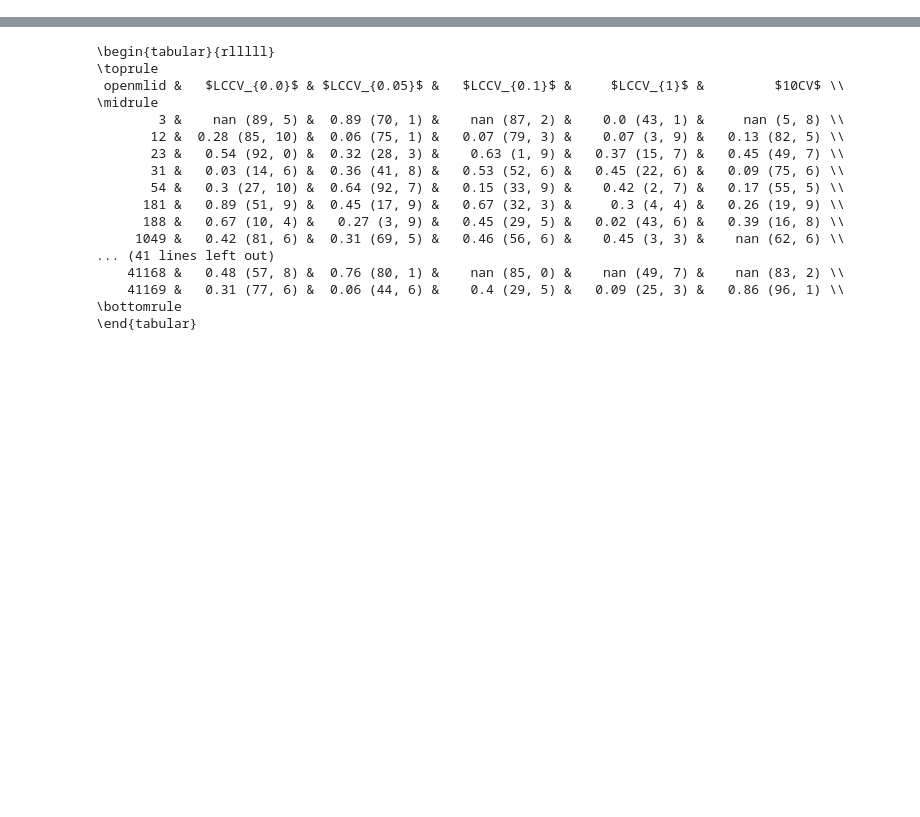
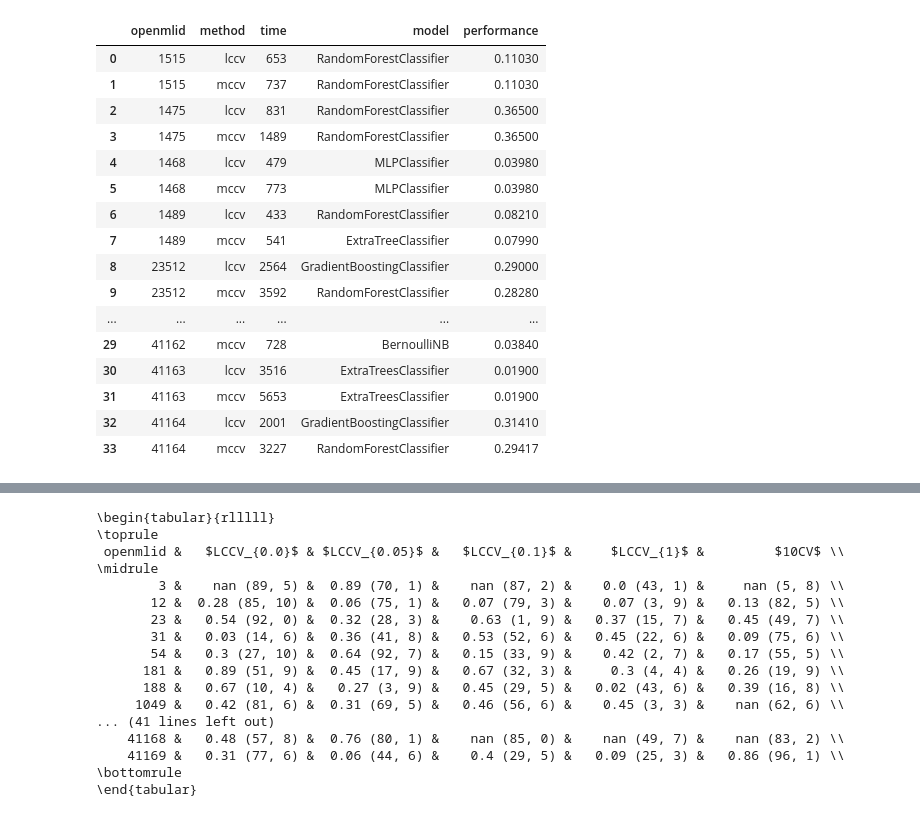
Before and after one commit to fmohr/lccv, a Jupyter notebook: lccv/evaluation-randomsearch.ipynb, the cells around one changed output, grey strips where cells are left out. Cells and saved outputs as stored; diff of their text form; code cells hidden in the pictures; blank space fills up the shorter version.

```diff
--- a/lccv/evaluation-randomsearch.ipynb
+++ b/lccv/evaluation-randomsearch.ipynb
@@ -8,3 +8,24 @@ datasets_dense = [1485, 1515, 1475, 1468, 1489, 23512, 23517, 40981, 40982, 4098
 #1457
 datasets_sparse = [1590, 1486, 4534, 4541, 4538, 4134, 4135, 40978, 40996, 41027, 40670, 42732, 42733, 42734, 41147]
 datasets = datasets_dense
+# %%
+dfResults = pd.read_csv("results_random.csv")
+dfResults
+# %% [output]
+|  | openmlid | method | time | model | performance |
+| 0 | 1515 | lccv | 653 | RandomForestClassifier | 0.11030 |
+| 1 | 1515 | mccv | 737 | RandomForestClassifier | 0.11030 |
+| 2 | 1475 | lccv | 831 | RandomForestClassifier | 0.36500 |
+| 3 | 1475 | mccv | 1489 | RandomForestClassifier | 0.36500 |
+| 4 | 1468 | lccv | 479 | MLPClassifier | 0.03980 |
+| 5 | 1468 | mccv | 773 | MLPClassifier | 0.03980 |
+| 6 | 1489 | lccv | 433 | RandomForestClassifier | 0.08210 |
+| 7 | 1489 | mccv | 541 | ExtraTreeClassifier | 0.07990 |
+| 8 | 23512 | lccv | 2564 | GradientBoostingClassifier | 0.29000 |
+| 9 | 23512 | mccv | 3592 | RandomForestClassifier | 0.28280 |
+| ... | ... | ... | ... | ... | ... |
+| 29 | 41162 | mccv | 728 | BernoulliNB | 0.03840 |
+| 30 | 41163 | lccv | 3516 | ExtraTreesClassifier | 0.01900 |
+| 31 | 41163 | mccv | 5653 | ExtraTreesClassifier | 0.01900 |
+| 32 | 41164 | lccv | 2001 | GradientBoostingClassifier | 0.31410 |
+| 33 | 41164 | mccv | 3227 | RandomForestClassifier | 0.29417 |
```
Also changed, not shown: parts of 1 cell of this notebook, 6 other files.
